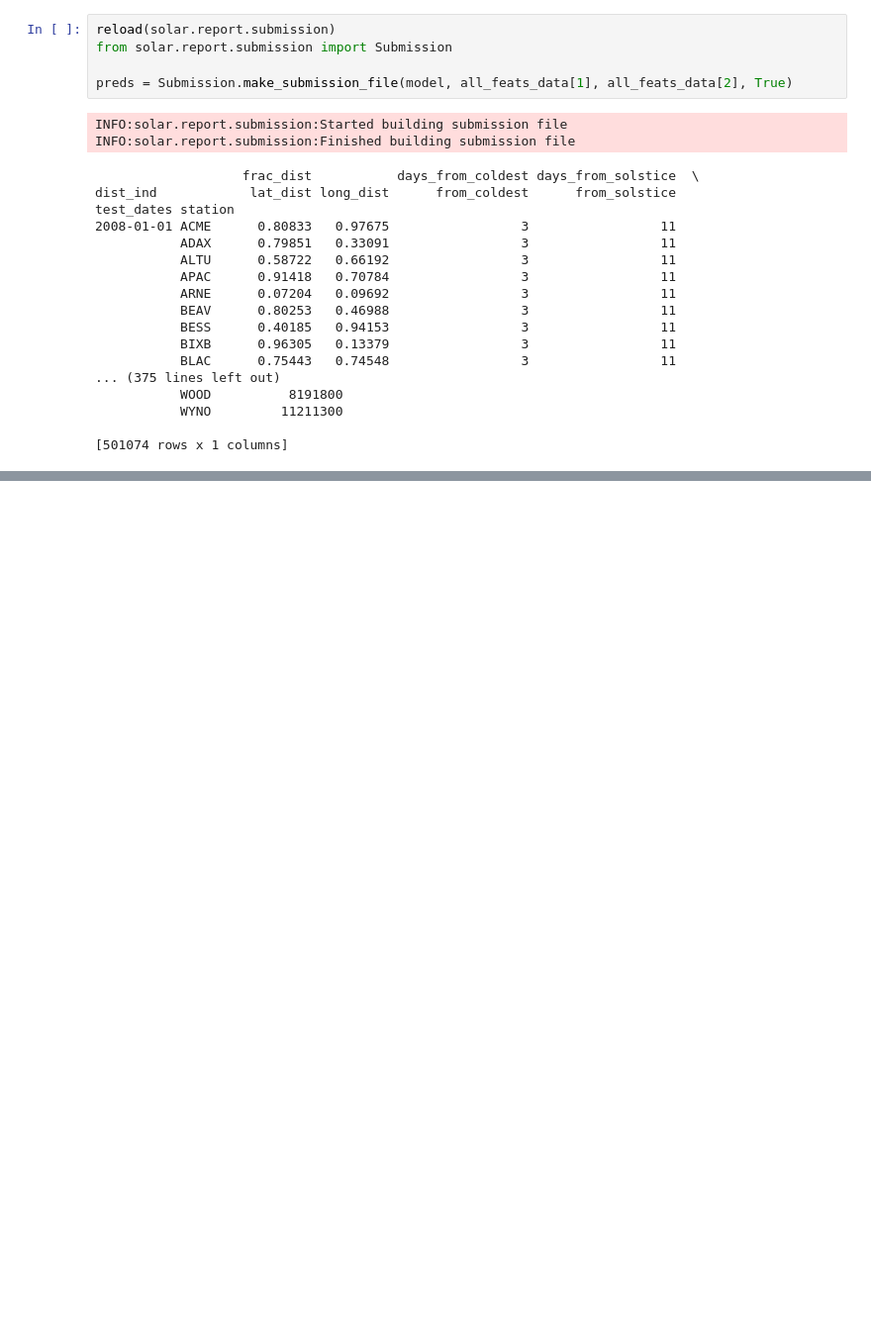
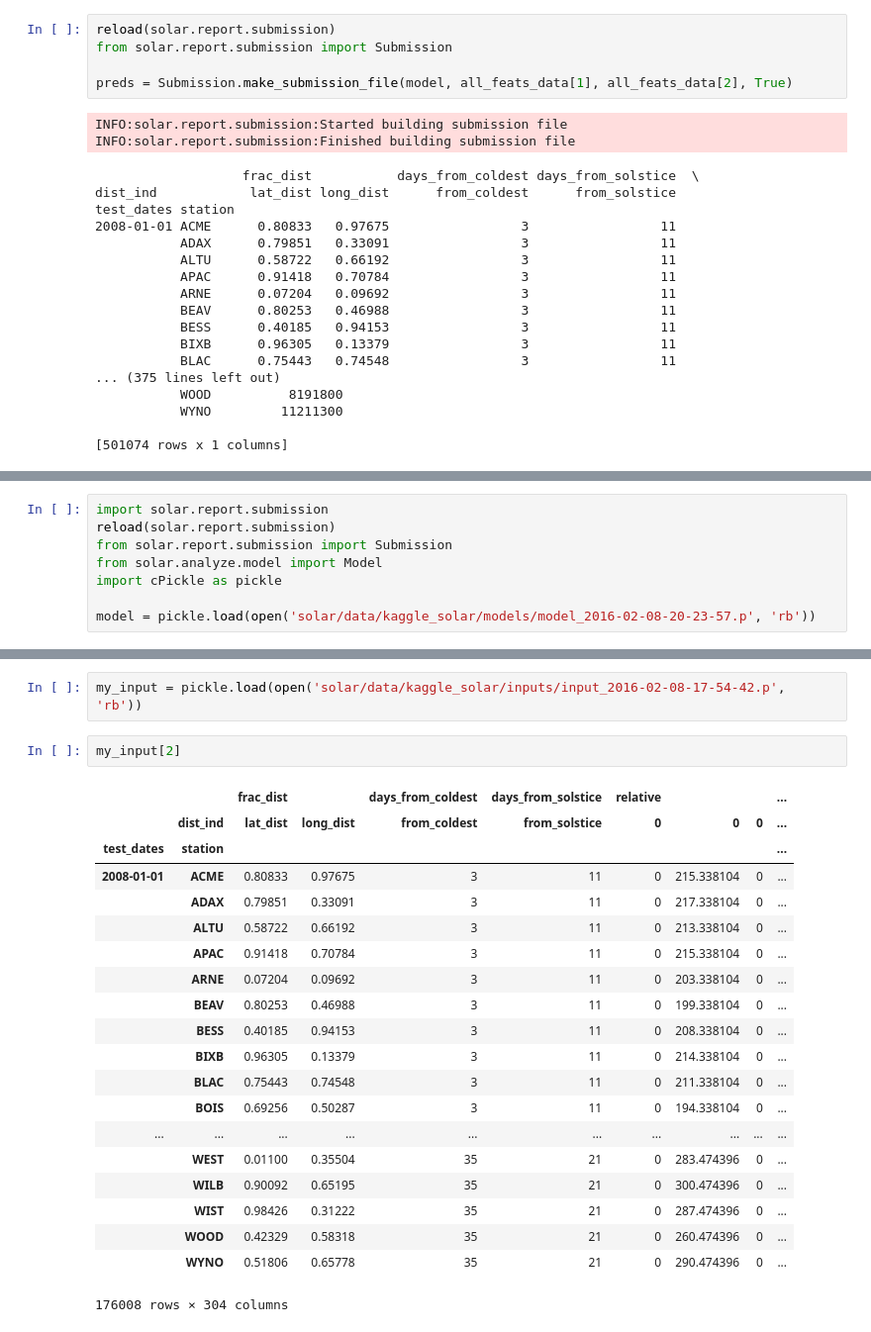
Before and after one commit to joelmpiper/solar_energy_prediction, a Jupyter notebook: notebooks/Full_Walkthrough.ipynb, the cells around one changed output, grey strips where cells are left out. Shown: that part at 99% size. Drawn from its saved outputs; the diff is of its cells as text; blank space fills up the shorter version.

```diff
--- a/notebooks/Full_Walkthrough.ipynb
+++ b/notebooks/Full_Walkthrough.ipynb
@@ -554,0 +495,8 @@ date2
+# %%
+import solar.report.submission
+reload(solar.report.submission)
+from solar.report.submission import Submission
+from solar.analyze.model import Model
+import cPickle as pickle
+
+model = pickle.load(open('solar/data/kaggle_solar/models/model_2016-02-08-20-23-57.p', 'rb'))
@@ -554,0 +530,25 @@ date2
+# %%
+my_input = pickle.load(open('solar/data/kaggle_solar/inputs/input_2016-02-08-17-54-42.p', 'rb'))
+# %%
+my_input[2]
+# %% [output]
+|  |  | frac_dist |  | days_from_coldest | days_from_solstice | relative |  |  | ... |
+|  | dist_ind | lat_dist | long_dist | from_coldest | from_solstice | 0 | 0 | 0 | ... |
+| test_dates | station |  |  |  |  |  |  |  | ... |
+| 2008-01-01 | ACME | 0.80833 | 0.97675 | 3 | 11 | 0 | 215.338104 | 0 | ... |
+|  | ADAX | 0.79851 | 0.33091 | 3 | 11 | 0 | 217.338104 | 0 | ... |
+|  | ALTU | 0.58722 | 0.66192 | 3 | 11 | 0 | 213.338104 | 0 | ... |
+|  | APAC | 0.91418 | 0.70784 | 3 | 11 | 0 | 215.338104 | 0 | ... |
+|  | ARNE | 0.07204 | 0.09692 | 3 | 11 | 0 | 203.338104 | 0 | ... |
+|  | BEAV | 0.80253 | 0.46988 | 3 | 11 | 0 | 199.338104 | 0 | ... |
+|  | BESS | 0.40185 | 0.94153 | 3 | 11 | 0 | 208.338104 | 0 | ... |
+|  | BIXB | 0.96305 | 0.13379 | 3 | 11 | 0 | 214.338104 | 0 | ... |
+|  | BLAC | 0.75443 | 0.74548 | 3 | 11 | 0 | 211.338104 | 0 | ... |
+|  | BOIS | 0.69256 | 0.50287 | 3 | 11 | 0 | 194.338104 | 0 | ... |
+| ... | ... | ... | ... | ... | ... | ... | ... | ... | ... |
+|  | WEST | 0.01100 | 0.35504 | 35 | 21 | 0 | 283.474396 | 0 | ... |
+|  | WILB | 0.90092 | 0.65195 | 35 | 21 | 0 | 300.474396 | 0 | ... |
+|  | WIST | 0.98426 | 0.31222 | 35 | 21 | 0 | 287.474396 | 0 | ... |
+|  | WOOD | 0.42329 | 0.58318 | 35 | 21 | 0 | 260.474396 | 0 | ... |
+|  | WYNO | 0.51806 | 0.65778 | 35 | 21 | 0 | 290.474396 | 0 | ... |
+176008 rows × 304 columns
```
Also changed, not shown: parts of 24 cells of this notebook, 4 other files.
